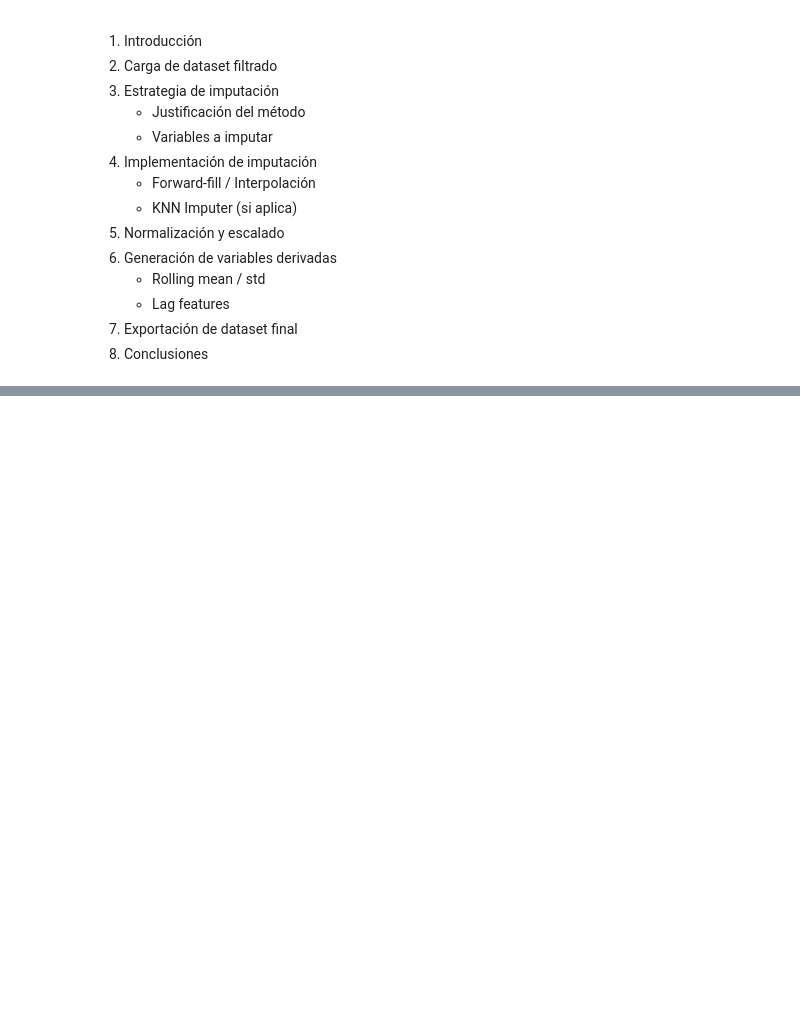
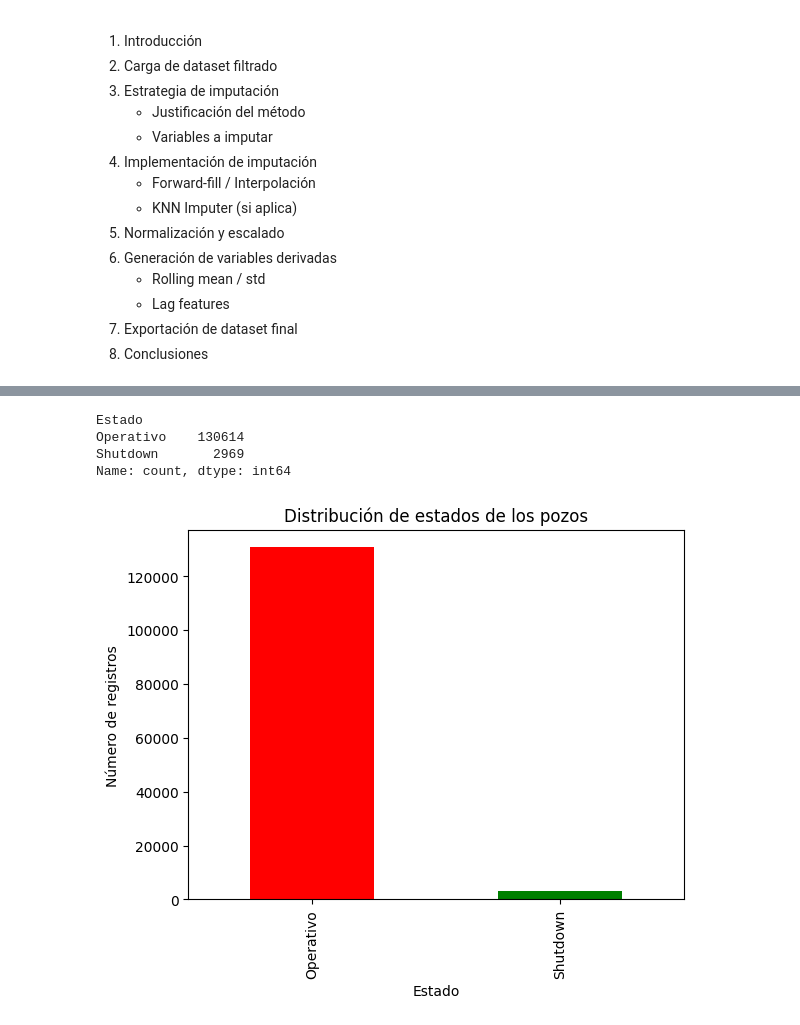
Before and after one commit to vmjaime/ESP-Failure-Prediction-System, a Jupyter notebook: notebooks/02_Preprocesamiento.ipynb, the cells around one changed output, grey strips where cells are left out. Saved outputs shown, nothing was run; the diff lists cells and outputs as text; code cells hidden in the pictures; blank space fills up the shorter version.

Commit message:
Avance en etiquetado de estados (Normal, Degradación, Anómalo, Shutdown) + datasets procesados y figuras

```diff
--- a/notebooks/02_Preprocesamiento.ipynb
+++ b/notebooks/02_Preprocesamiento.ipynb
@@ -39,0 +54,7 @@ Columnas: ['WELL_ID', 'DATE', 'CURRENT', 'PRESS_DESC', 'FREQUENCY', 'PRESS_INT',
+# %%
+import pandas as pd
+
+# Este es el dataset definitivo de entrada al preprocesamiento
+df = pd.read_csv("../data/processed/df_filtrado.csv")
+
+print("Dataset cargado. Shape:", df.shape)
@@ -39,0 +99,26 @@ Columnas: ['WELL_ID', 'DATE', 'CURRENT', 'PRESS_DESC', 'FREQUENCY', 'PRESS_INT',
+# %%
+# Crear columna Estado
+def detectar_shutdown(row):
+    if (row["CURRENT"] == 0) and (row["FREQUENCY"] == 0) and (row["PRESS_DESC"] == 0):
+        return "Shutdown"
+    else:
+        return "Operativo"
+
+df["Estado"] = df.apply(detectar_shutdown, axis=1)
+
+# Conteo de estados
+print(df["Estado"].value_counts())
+
+# Visualización rápida
+import matplotlib.pyplot as plt
+
+df["Estado"].value_counts().plot(kind="bar", color=["red", "green"])
+plt.title("Distribución de estados de los pozos")
+plt.ylabel("Número de registros")
+plt.show()
+# %% [output]
+Estado
+Operativo    130614
+Shutdown       2969
+Name: count, dtype: int64
+[figure, added]
```
Also changed, not shown: parts of 27 cells of this notebook, 17 other files.
